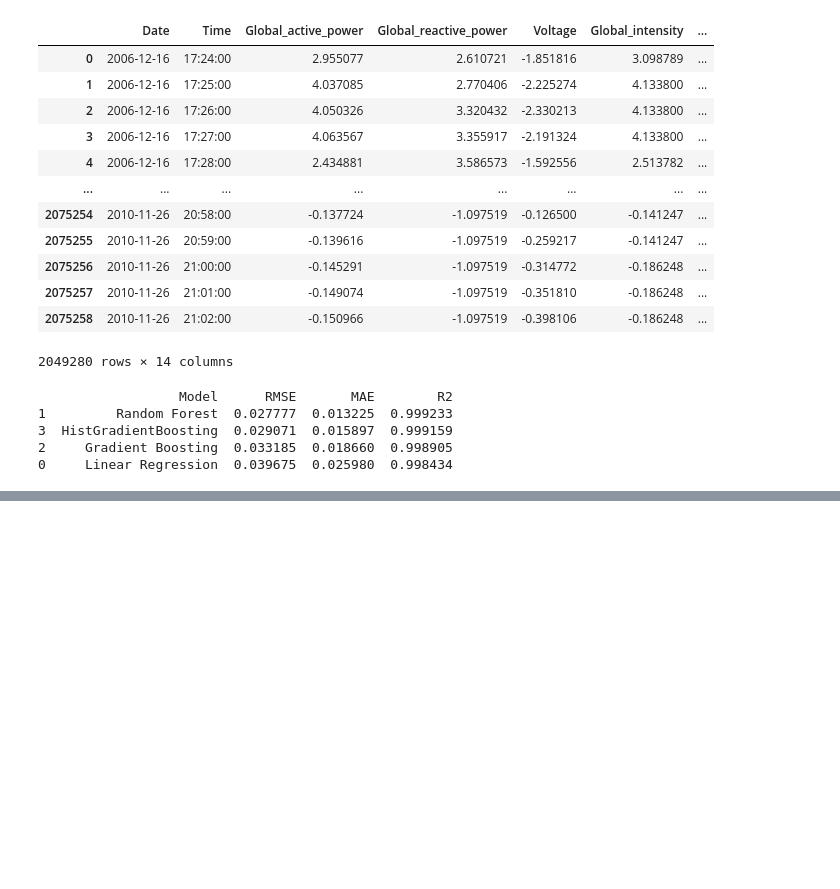
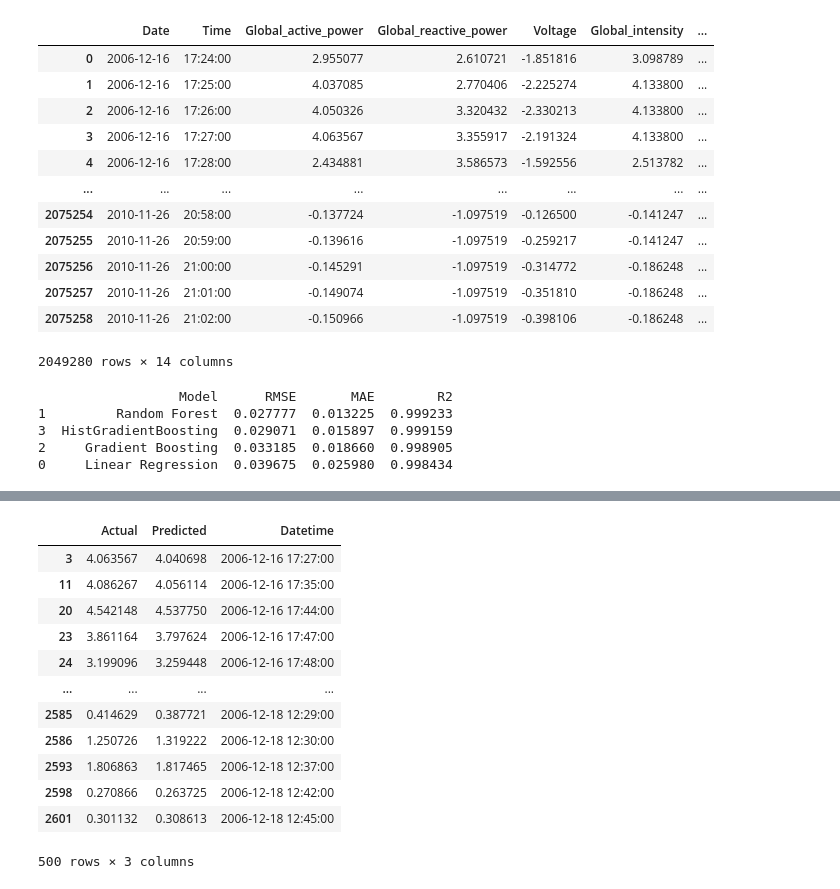
Before and after one commit to tejal-mane108/PowerPulse-Household-Energy-Usage-Forecast, a Jupyter notebook: sample.ipynb, the cells around one changed output, grey strips where cells are left out. Cells and saved outputs as stored; diff of their text form; code cells hidden in the pictures; blank space fills up the shorter version.

```diff
--- a/sample.ipynb
+++ b/sample.ipynb
@@ -406,0 +633,16 @@ print(results)
+# %%
+ts_frame
+# %% [output]
+|  | Actual | Predicted | Datetime |
+| 3 | 4.063567 | 4.040698 | 2006-12-16 17:27:00 |
+| 11 | 4.086267 | 4.056114 | 2006-12-16 17:35:00 |
+| 20 | 4.542148 | 4.537750 | 2006-12-16 17:44:00 |
+| 23 | 3.861164 | 3.797624 | 2006-12-16 17:47:00 |
+| 24 | 3.199096 | 3.259448 | 2006-12-16 17:48:00 |
+| ... | ... | ... | ... |
+| 2585 | 0.414629 | 0.387721 | 2006-12-18 12:29:00 |
+| 2586 | 1.250726 | 1.319222 | 2006-12-18 12:30:00 |
+| 2593 | 1.806863 | 1.817465 | 2006-12-18 12:37:00 |
+| 2598 | 0.270866 | 0.263725 | 2006-12-18 12:42:00 |
+| 2601 | 0.301132 | 0.308613 | 2006-12-18 12:45:00 |
+500 rows × 3 columns
```
Also changed, not shown: parts of 4 cells of this notebook.
